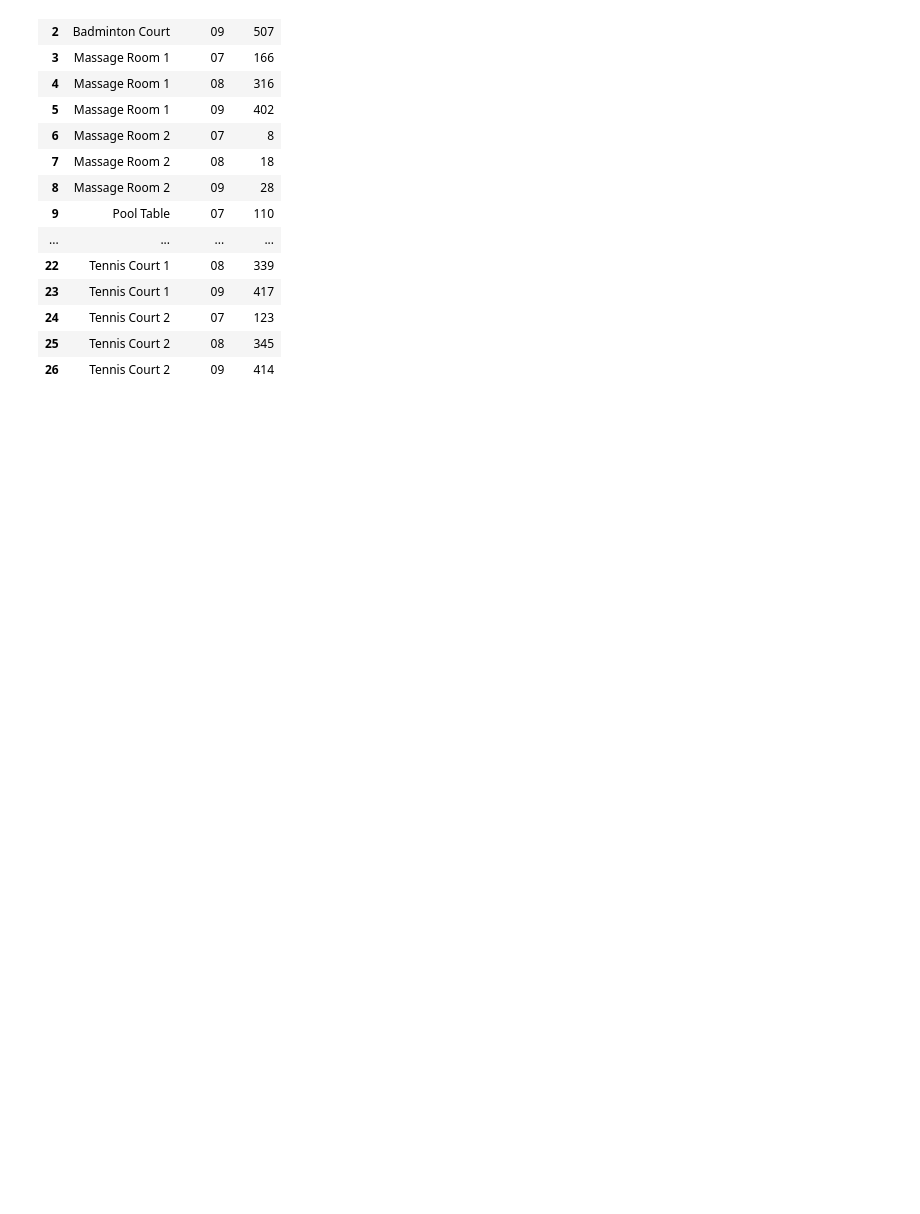
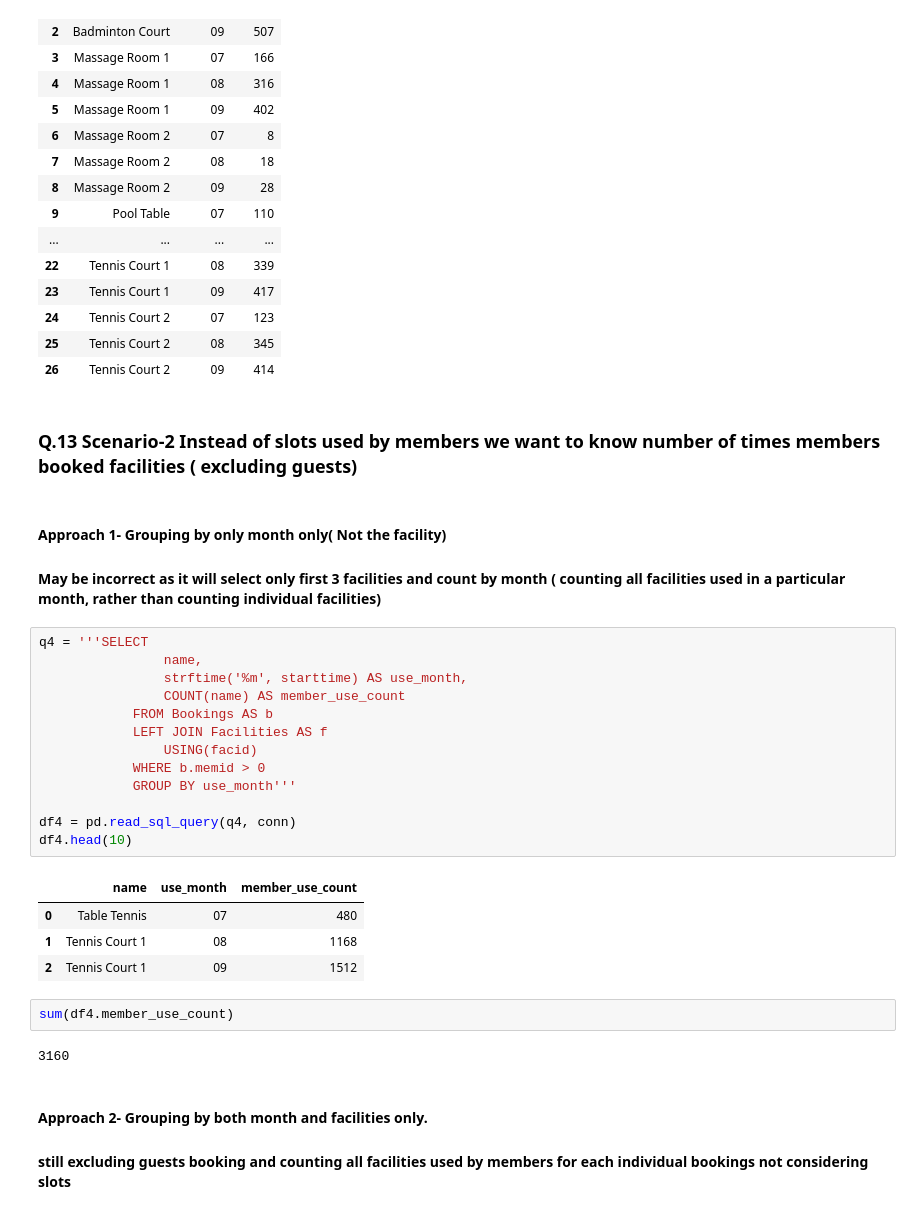
Before and after one commit to vishrast/SQL-CASESTUDY-PHP-AND-JUPYTER, a Jupyter notebook: SQL Case study with Jupyter and SQLite.ipynb, the cells around one changed output. Saved outputs shown, nothing was run; the diff lists cells and outputs as text; blank space fills up the shorter version.

```diff
--- a/SQL Case study with Jupyter and SQLite.ipynb
+++ b/SQL Case study with Jupyter and SQLite.ipynb
@@ -171,3 +203,33 @@ pd.read_sql_query(q3,conn)
 | 24 | Tennis Court 2 | 07 | 123 |
 | 25 | Tennis Court 2 | 08 | 345 |
 | 26 | Tennis Court 2 | 09 | 414 |
+# %% [markdown]
+### Q.13 Scenario-2 Instead of slots used by members we want to know number of times members booked facilities ( excluding guests)
+# %% [markdown]
+####  Approach 1- Grouping by only month only( Not the facility)
+####  May  be incorrect as it will select only first 3 facilities and count by month ( counting  all facilities used in a particular month, rather than counting individual facilities)
+# %%
+q4 = '''SELECT
+                name,
+                strftime('%m', starttime) AS use_month,
+                COUNT(name) AS member_use_count
+            FROM Bookings AS b
+            LEFT JOIN Facilities AS f
+                USING(facid)
+            WHERE b.memid > 0
+            GROUP BY use_month'''
+
+df4 = pd.read_sql_query(q4, conn)
+df4.head(10)
+# %% [output]
+|  | name | use_month | member_use_count |
+| 0 | Table Tennis | 07 | 480 |
+| 1 | Tennis Court 1 | 08 | 1168 |
+| 2 | Tennis Court 1 | 09 | 1512 |
+# %%
+sum(df4.member_use_count)
+# %% [output]
+3160
+# %% [markdown]
+#### Approach 2- Grouping by both  month and facilities only.
+#### still excluding guests booking and counting all facilities used by members for each individual bookings not considering slots
```
Also changed, not shown: parts of 15 cells of this notebook, 1 other file.
